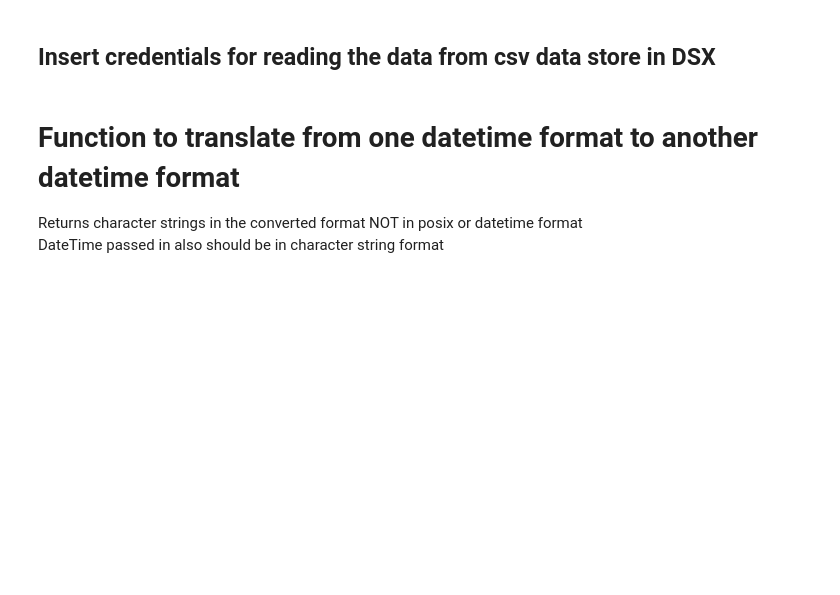
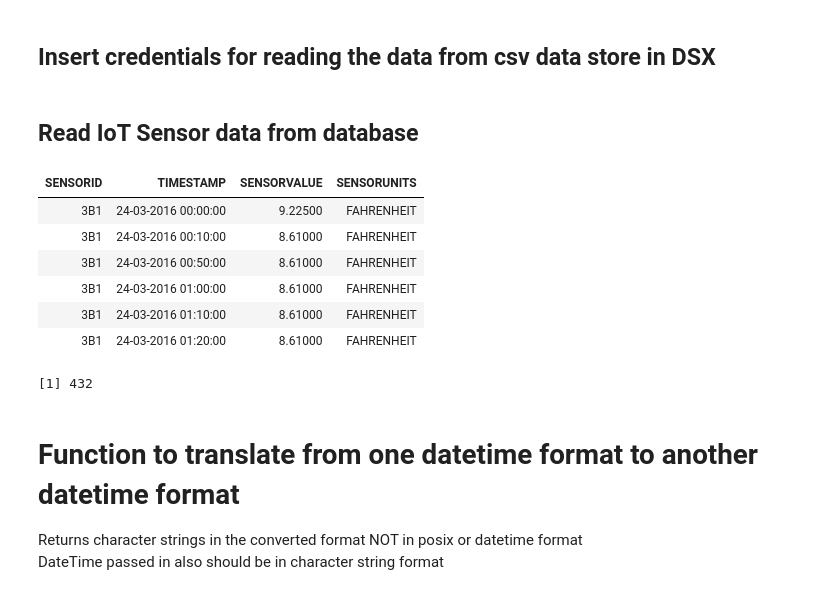
Before and after one commit to IBM/detect-timeseriesdata-change, a Jupyter notebook: notebooks/watson_changepoint_detection.ipynb, the cells around one changed output. Saved outputs shown, nothing was run; the diff lists cells and outputs as text; code cells hidden in the pictures; blank space fills up the shorter version.

```diff
--- a/notebooks/watson_changepoint_detection.ipynb
+++ b/notebooks/watson_changepoint_detection.ipynb
@@ -90,6 +93,42 @@ getObjectStorageFileWithCredentials_273b1c76068e4fe4b6cb7633e12004f3 <- function
                                                              as="text");
     textConnection(data)
 }
+# %% [markdown]
+## Read IoT Sensor data from database
+# %%
+# Read data from DB2 Warehouse in BMX
+#------------------------------------
+library(ibmdbR)
+library(RODBC)
+library(Matrix)
+
+# @hidden_cell
+# This connection object is used to access your data and contains your credentials.
+# You might want to remove those credentials before you share your notebook.
+
+con_cpd <- idaConnect("DASHDB;DATABASE=BLUDB;HOSTNAME=dashdb-entry-yp-dal09-09.services.dal.bluemix.net;PORT=50000;PROTOCOL=TCPIP;",
+                      uid = "dash10720", pwd = "32uf_R_giSXX", conType = "odbc")
+idaInit(con_cpd)
+
+alarmdf <- ida.data.frame('DASH10720.CHANGEPOINTIOT')
+
+
+head(alarmdf)
+nrow(alarmdf)
+
+
+# You can close the connection with the following code:
+# idaClose(con_cpd)
+# @hidden_cell
+# %% [output]
+| SENSORID | TIMESTAMP | SENSORVALUE | SENSORUNITS |
+| 3B1 | 24-03-2016 00:00:00 | 9.22500 | FAHRENHEIT |
+| 3B1 | 24-03-2016 00:10:00 | 8.61000 | FAHRENHEIT |
+| 3B1 | 24-03-2016 00:50:00 | 8.61000 | FAHRENHEIT |
+| 3B1 | 24-03-2016 01:00:00 | 8.61000 | FAHRENHEIT |
+| 3B1 | 24-03-2016 01:10:00 | 8.61000 | FAHRENHEIT |
+| 3B1 | 24-03-2016 01:20:00 | 8.61000 | FAHRENHEIT |
+[1] 432
 # %% [markdown]
 # Function to translate from one datetime format to another datetime format
 
```
Also changed, not shown: parts of 9 cells of this notebook.
